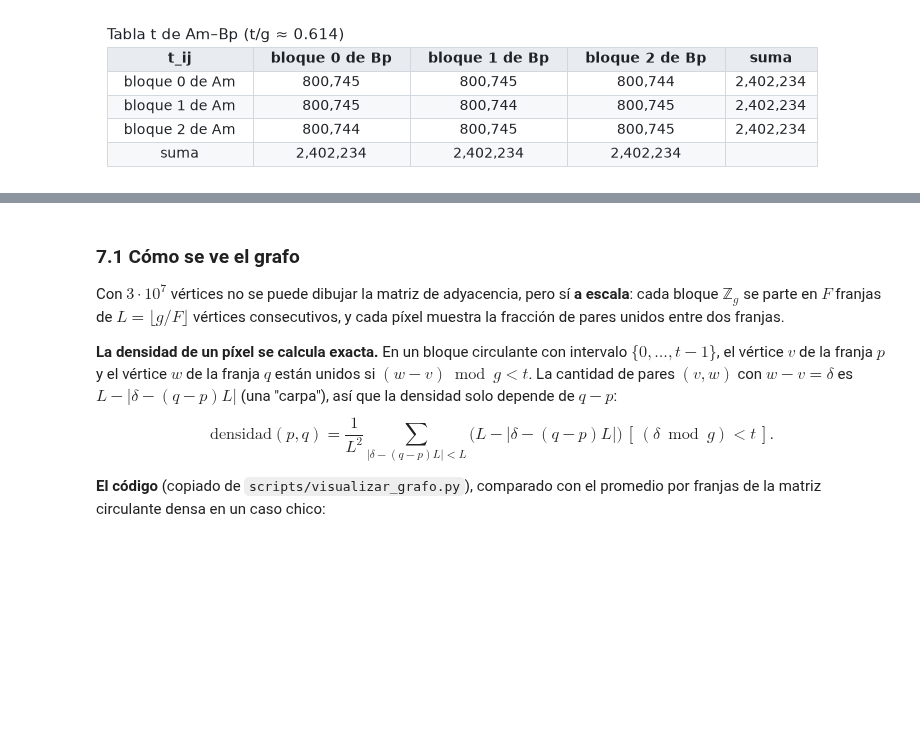
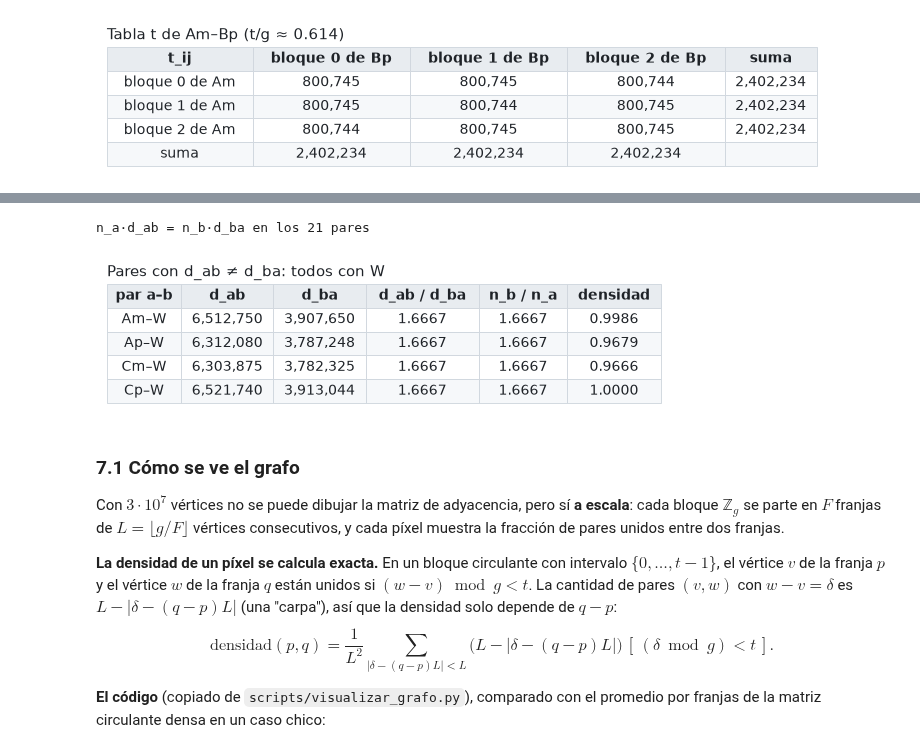
Before and after one commit to Nicoyanz98/investighaton-teo-optimizacion-2026, a Jupyter notebook: notebooks/Grafo_explicito_S7.ipynb, the cells around one changed output, grey strips where cells are left out. Drawn from its saved outputs; the diff is of its cells as text; code cells hidden in the pictures; blank space fills up the shorter version.

```diff
--- a/notebooks/Grafo_explicito_S7.ipynb
+++ b/notebooks/Grafo_explicito_S7.ipynb
@@ -1114,3 +1121,22 @@ mostrar_tabla(["t_ij", "bloque 0 de Bp", "bloque 1 de Bp", "bloque 2 de Bp", "su
+# %%
+n = tamanos_reales
+d = descripcion["grados"]
+for a in range(len(n)):
+    for b in range(len(n)):
+        assert n[a] * d[a][b] == n[b] * d[b][a], (NOMBRES[a], NOMBRES[b])
+print(f"n_a·d_ab = n_b·d_ba en los {len(n) * (len(n) - 1) // 2} pares")
+
+filas = []
+for a in range(len(n)):
+    for b in range(a + 1, len(n)):
+        if d[a][b] != d[b][a]:
+            filas.append([f"{NOMBRES[a]}–{NOMBRES[b]}", f"{d[a][b]:,}", f"{d[b][a]:,}",
+                          f"{d[a][b] / d[b][a]:.4f}", f"{n[b] / n[a]:.4f}", f"{d[a][b] / n[b]:.4f}"])
+mostrar_tabla(["par a–b", "d_ab", "d_ba", "d_ab / d_ba", "n_b / n_a", "densidad"], filas,
+              titulo="Pares con d_ab ≠ d_ba: todos con W")
+# %% [output]
+n_a·d_ab = n_b·d_ba en los 21 pares
+[figure, added]
 # %% [markdown]
 ### 7.1 Cómo se ve el grafo
 
```
Also changed, not shown: parts of 2 cells of this notebook.
